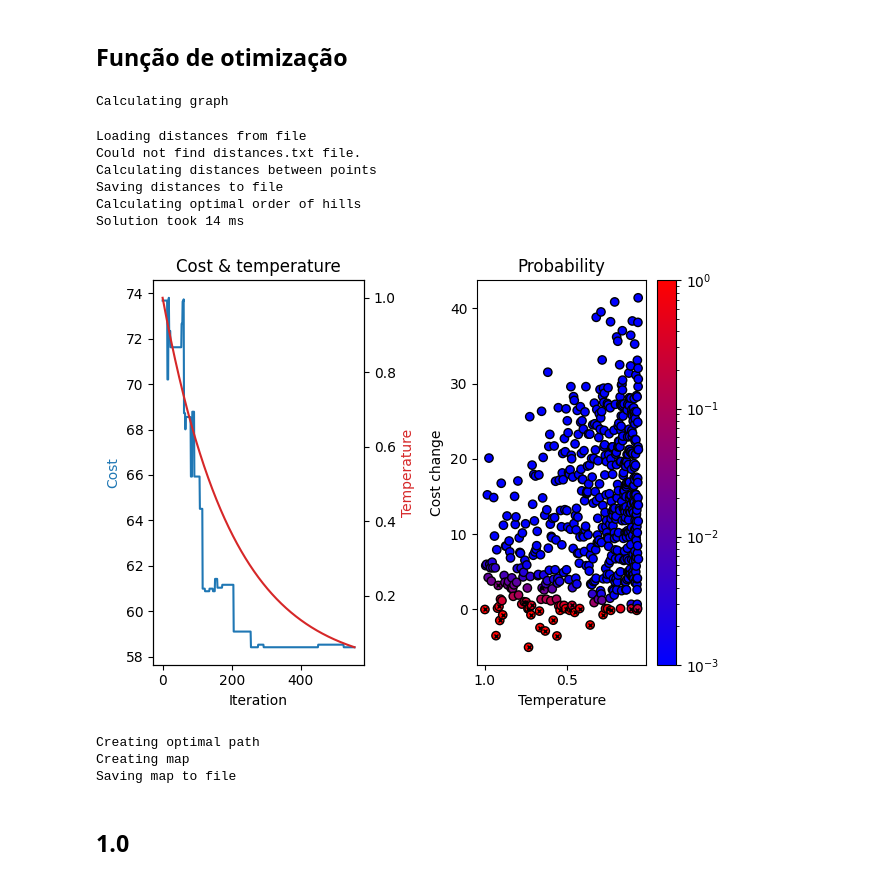
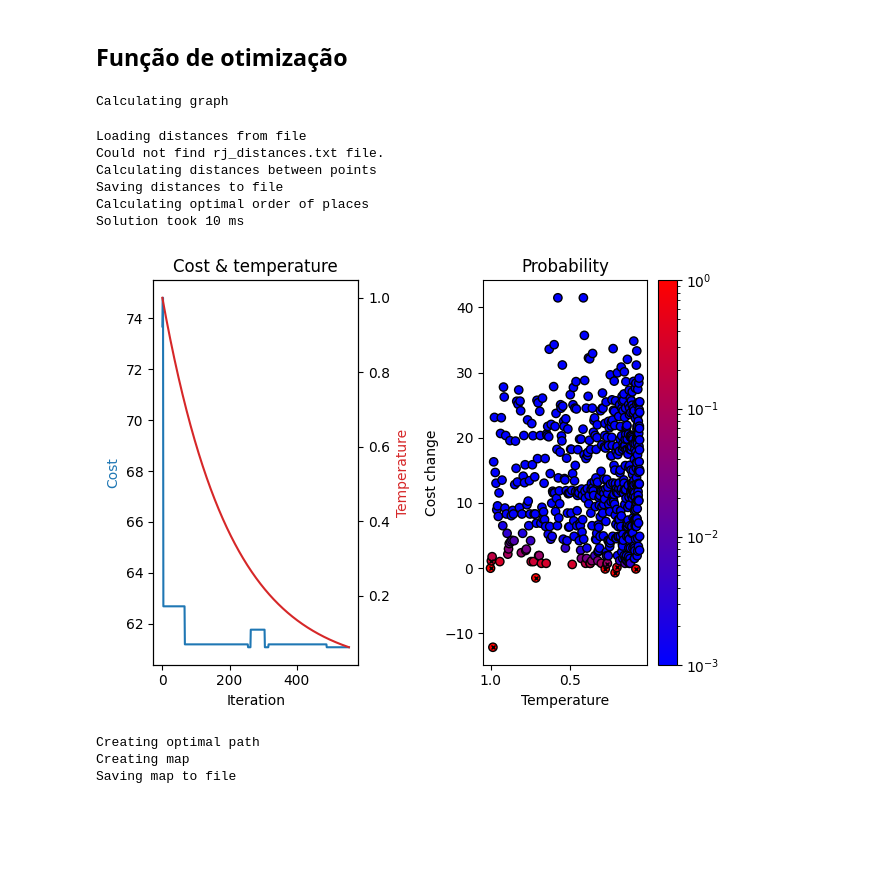
Before and after one commit to rikdantas/Algoritmos-Estruturas-Dados-II, a Jupyter notebook: U3T1/source/U3T1.ipynb, the cells around one changed output. Saved outputs shown, nothing was run; the diff lists cells and outputs as text; code cells hidden in the pictures; blank space fills up the shorter version.

```diff
--- a/U3T1/source/U3T1.ipynb
+++ b/U3T1/source/U3T1.ipynb
@@ -93,7 +93,7 @@ def calculate_distance_matrix(graph, coordinates):
     return distances_matrix
 
 
-def create_map(graph, path, route, hill_names, coordinates, distances):
+def create_map(graph, path, route, place_names, coordinates, distances):
     route_map = osmnx.plot_route_folium(graph, path,
                                         tiles="OpenStreetMap",
                                         tooltip=f"Total distance {np.sum(distances):0.2f} km")
@@ -101,7 +101,7 @@ def create_map(graph, path, route, hill_names, coordinates, distances):
     for i in range(len(route) - 1):
         index = route[i]
         folium.Marker(coordinates[index],
-                      tooltip=f"{i}: {hill_names[index]}; {distances[i]:0.2f} km to next hill").add_to(route_map)
+                      tooltip=f"{i}: {place_names[index]}; {distances[i]:0.2f} km to next place").add_to(route_map)
         folium.map.Marker(
             coordinates[index],
             icon=DivIcon(
@@ -353,58 +353,56 @@ logging.basicConfig(level=logging.INFO)
 print("Calculating graph")
 graph = graph_from_place('Rio de Janeiro, Brasil', network_type='drive')
 
-hill_names, coordinates = [], []
+place_names, coordinates = [], []
 for name, coord in PLACES.items():
-    hill_names.append(name)
+    place_names.append(name)
     coordinates.append(coord)
 
 distances_matrix = None
 if USE_SAVED_DISTANCES:
     print("Loading distances from file")
     try:
-        distances_matrix = np.loadtxt("content/distances.txt")
+        distances_matrix = np.loadtxt("content/rj_distances.txt")
     except OSError:
         USE_SAVED_DISTANCES = False
-        print("Could not find distances.txt file.")
+        print("Could not find rj_distances.txt file.")
 
 if not USE_SAVED_DISTANCES:
     print("Calculating distances between points")
     distances_matrix = calculate_distance_matrix(graph, coordinates)
     print("Saving distances to file")
-    np.savetxt("distances.txt", distances_matrix)
+    np.savetxt("rj_distances.txt", distances_matrix)
 
 optimizer = SARouteOptimizer(model=Model(cost_matrix=distances_matrix),
                              max_iter=1000,
                              max_iter_without_improvement=300)
 
-print("Calculating optimal order of hills")
-init_route = create_init_route(hill_names.index(START_PLACE), hill_names.index(END_PLACE), distances_matrix.shape[0])
+print("Calculating optimal order of places")
+init_route = create_init_route(place_names.index(START_PLACE), place_names.index(END_PLACE), distances_matrix.shape[0])
 start_time = time.time()
 optimal_route, total_distance = optimizer.run(init_route)
 end_time = time.time()
 duration_ms = 1000 * (end_time - start_time)
 print(f"Solution took {duration_ms:0.0f} ms")
 optimizer.plot_solution()
 
 print("Creating optimal path")
 full_path, distances = calculate_full_path(graph, optimal_route, coordinates)
 
 print("Creating map")
-map = create_map(graph, full_path, optimal_route, hill_names, coordinates, distances)
+map = create_map(graph, full_path, optimal_route, place_names, coordinates, distances)
 
 print("Saving map to file")
-map.save('optimal_route.html')
+map.save('rj_optimal_route.html')
 # %% [output]
 Calculating graph
 Loading distances from file
-Could not find distances.txt file.
+Could not find rj_distances.txt file.
 Calculating distances between points
 Saving distances to file
-Calculating optimal order of hills
-Solution took 14 ms
+Calculating optimal order of places
+Solution took 10 ms
-[figure, old version]
+[figure, new version]
 Creating optimal path
 Creating map
 Saving map to file
-# %% [markdown]
-## 1.0
```
Also changed, not shown: parts of 2 cells of this notebook.
